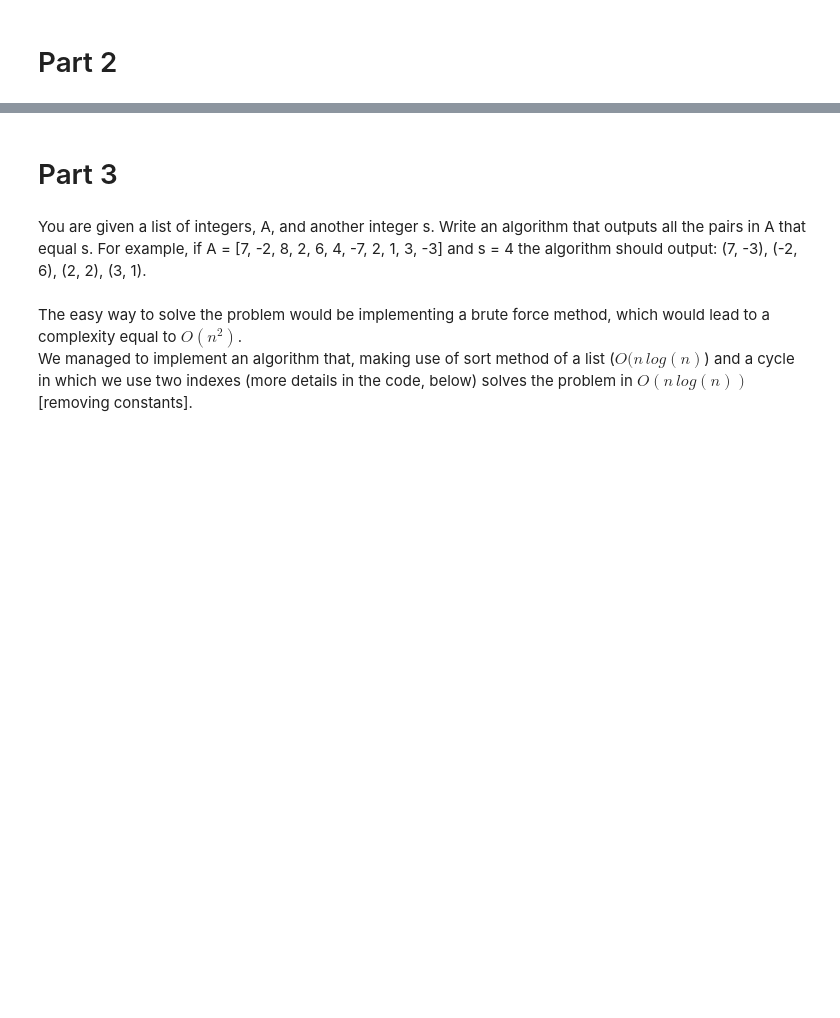
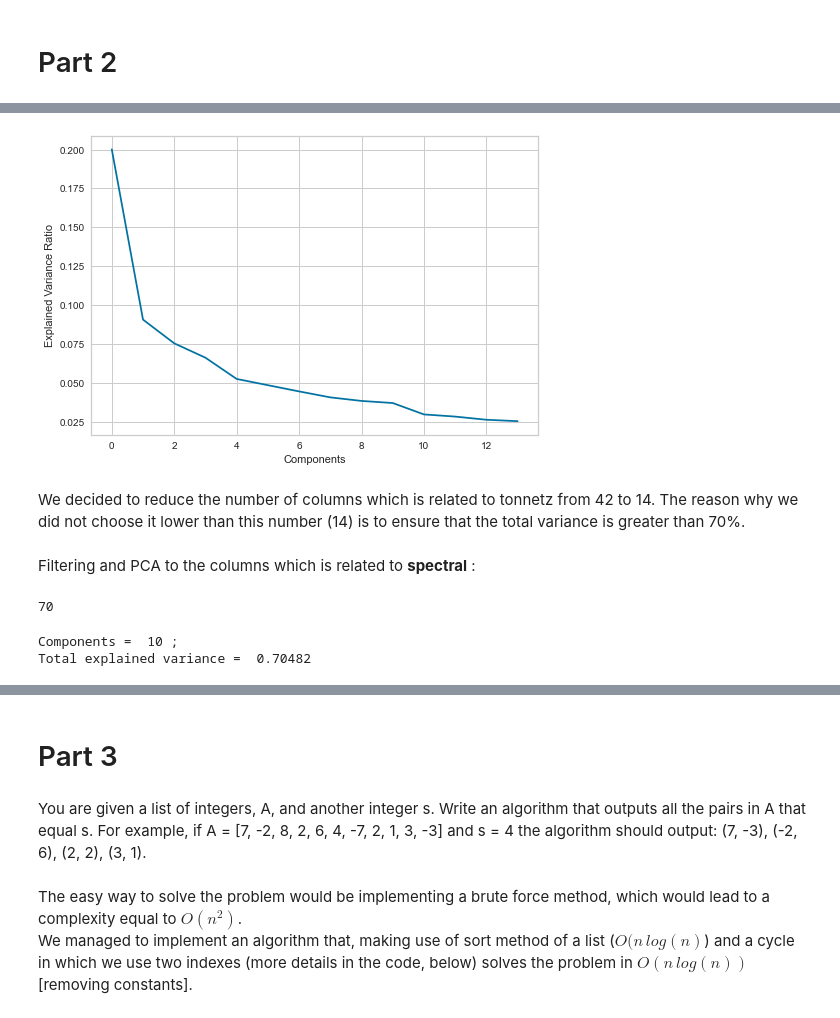
Before and after one commit to SimonePip/ADM-HW4, a Jupyter notebook: main.ipynb, the cells around one changed output, grey strips where cells are left out. Drawn from its saved outputs; the diff is of its cells as text; code cells hidden in the pictures; blank space fills up the shorter version.

```diff
--- a/main.ipynb
+++ b/main.ipynb
@@ -354,0 +546,4 @@ We can see that we are comparing each of the query song with about 350 songs (on
+# %%
+# First we need to chose numeric and categorical columns
+num_cols = [col for col in features_c.columns if features_c[col].dtypes != "O"]
+cat_cols = [col for col in features_c.columns if features_c[col].dtypes == "O"]
@@ -354,0 +668,13 @@ We can see that we are comparing each of the query song with about 350 songs (on
+# %%
+# We used PCA for our tonnetz columns
+x4 = features_c.loc[:, filter_tonnetz_col].values
+x4 = StandardScaler().fit_transform(x4)
+# %%
+# Initialize the PCA class by passing the number of components to the constructor.
+pca4 = PCA(n_components=14)
+# Call the fit and then transform methods by passing the feature set to these methods.
+# The transform method returns the specified number of principal components.
+principalComponents = pca4.fit_transform(x4)
+# Creating Principal data frame
+principalDf_4 = pd.DataFrame(data = principalComponents
+             , columns = ["principal component F_tonnetz " + str(i) for i in range(1,15)])
@@ -354,0 +687,18 @@ We can see that we are comparing each of the query song with about 350 songs (on
+# %%
+plt.plot(pca4.explained_variance_ratio_)
+plt.ylabel("Explained Variance Ratio")
+plt.xlabel("Components")
+plt.show()
+# %% [output]
+[figure, added]
+# %% [markdown]
+We decided to reduce the number of columns which is related to tonnetz from 42 to 14.
+The reason why we did not choose it lower than this number (14) is to ensure that the total variance is greater than 70%.
+# %% [markdown]
+Filtering and PCA to the columns which is related to **spectral** :
+# %%
+# Extracting the columns which is related to tonnetz
+filter_spectral_col = [col for col in num_cols if col.startswith('spectral')]
+len(filter_spectral_col)
+# %% [output]
+70
@@ -354,0 +718,7 @@ We can see that we are comparing each of the query song with about 350 songs (on
+# %%
+#pca.explained_variance_ratio_
+print ( "Components = ", pca5.n_components_ , ";\nTotal explained variance = ",
+      round(pca5.explained_variance_ratio_.sum(),5))
+# %% [output]
+Components =  10 ;
+Total explained variance =  0.70482
```
Also changed, not shown: parts of 131 cells of this notebook.
